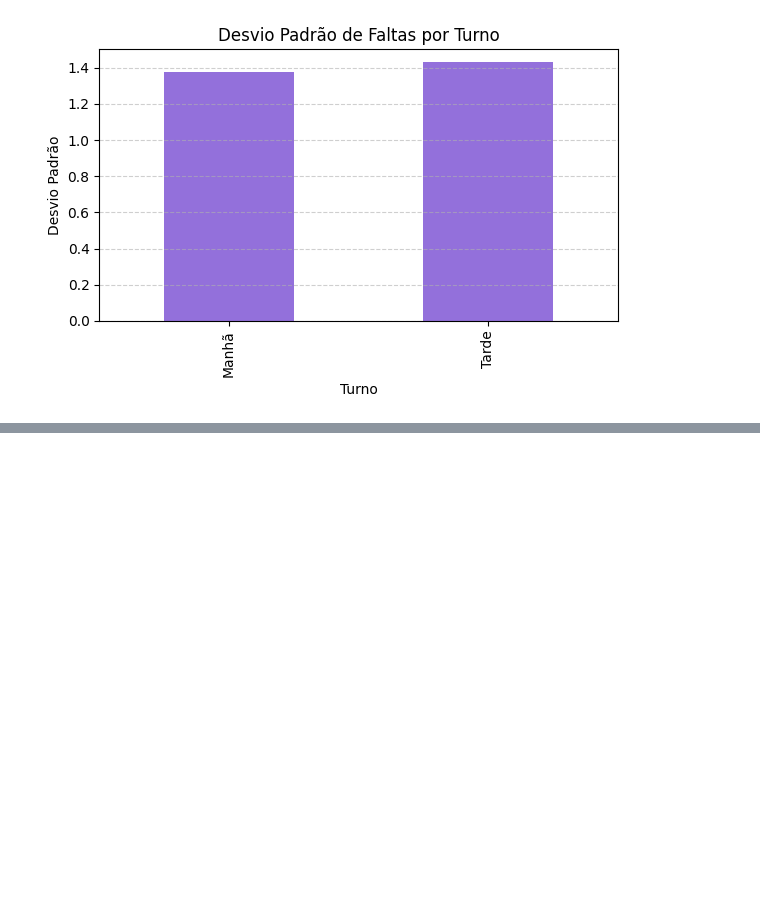
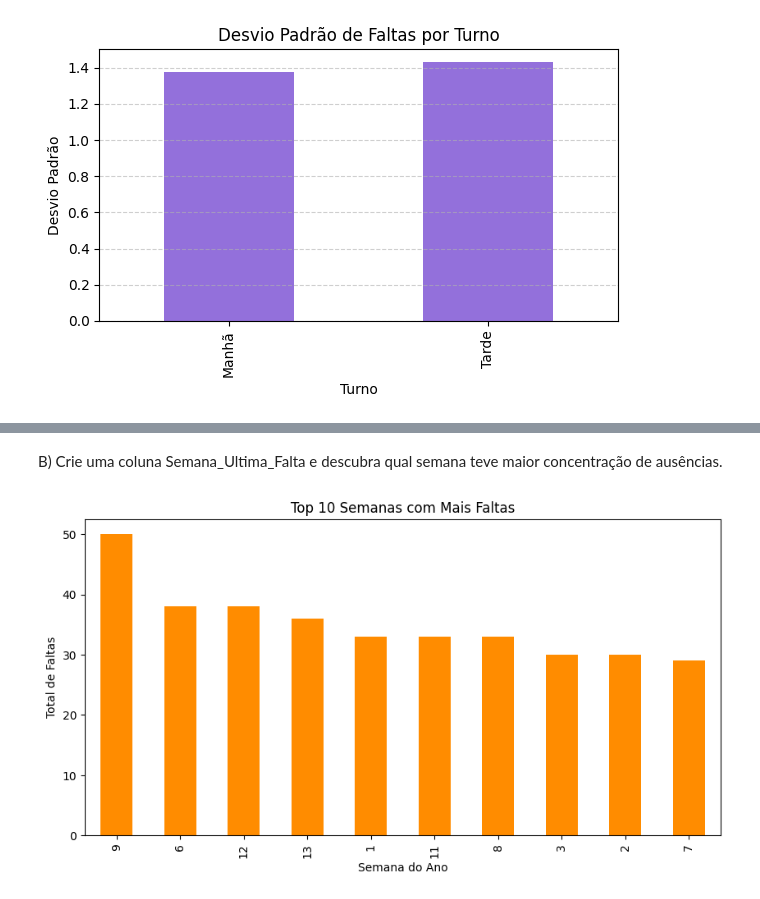
Before and after one commit to greickz/data-science-2026-sem1, a Jupyter notebook: analise.ipynb, the cells around one changed output, grey strips where cells are left out. Drawn from its saved outputs; the diff is of its cells as text; code cells hidden in the pictures; blank space fills up the shorter version.

```diff
--- a/analise.ipynb
+++ b/analise.ipynb
@@ -224,0 +118,13 @@ Análise
+# %% [markdown]
+B) Crie uma coluna Semana_Ultima_Falta e descubra qual semana teve maior concentração de
+ausências.
+# %%
+df['Semana_Ultima_Falta'] = pd.to_datetime(df['Data_Ultima_Falta']).dt.isocalendar().week
+ausencias_por_semana = df.groupby('Semana_Ultima_Falta')['Faltas'].sum().sort_values(ascending=False)
+ausencias_por_semana.head(10).plot(kind='bar', color='darkorange', figsize=(10, 5))
+plt.title('Top 10 Semanas com Mais Faltas')
+plt.xlabel('Semana do Ano')
+plt.ylabel('Total de Faltas')
+plt.show()
+# %% [output]
+[figure, added]
```
Also changed, not shown: parts of 72 cells of this notebook.
